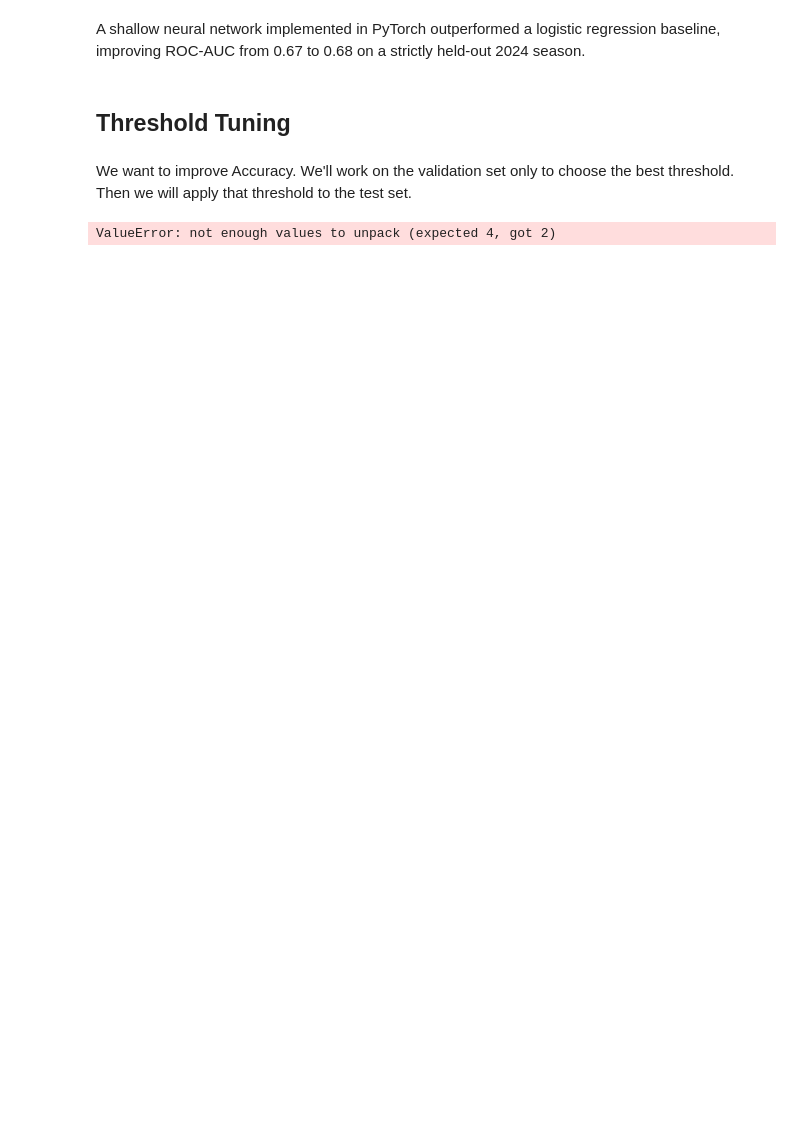
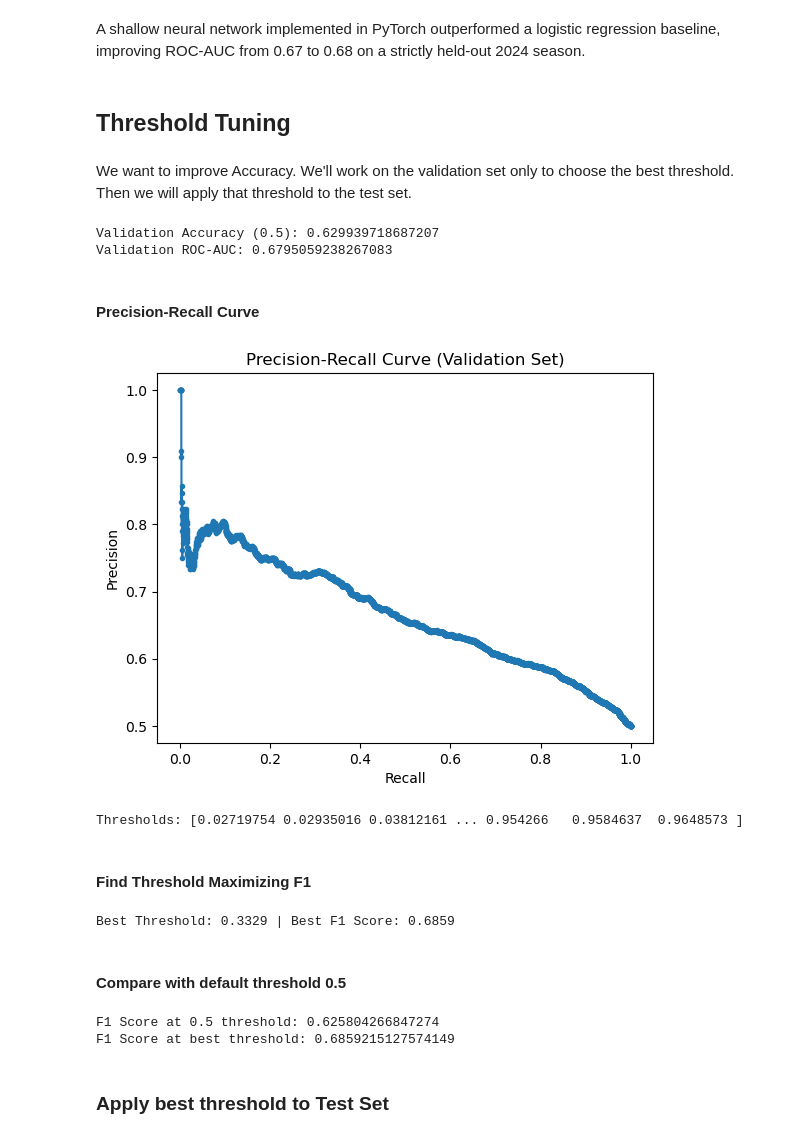
Before and after one commit to javilunaquesada/Tennis_ML_Project, a Jupyter notebook: Notebooks/05_match_prediction_pytorch.ipynb, the cells around one changed output. Cells and saved outputs as stored; diff of their text form; code cells hidden in the pictures; blank space fills up the shorter version.

Commit message:
threshold Tuning

```diff
--- a/Notebooks/05_match_prediction_pytorch.ipynb
+++ b/Notebooks/05_match_prediction_pytorch.ipynb
@@ -147,7 +147,7 @@ for epoch in range(1, EPOCHS + 1):
         criterion,
         device)
 
-    val_acc, val_auc = evaluate(      # evaluate on validation data (2023)
+    val_acc, val_auc, *_, = evaluate(      # evaluate on validation data (2023)
         model,
         val_loader,
         device)
@@ -236,4 +236,56 @@ val_acc_default, val_auc, val_probs, val_targets = evaluate(
 print("Validation Accuracy (0.5):", val_acc_default)
 print("Validation ROC-AUC:", val_auc)
 # %% [output]
-ValueError: not enough values to unpack (expected 4, got 2)
+Validation Accuracy (0.5): 0.629939718687207
+Validation ROC-AUC: 0.6795059238267083
+# %% [markdown]
+#### Precision-Recall Curve
+# %%
+from sklearn.metrics import precision_recall_curve, f1_score
+import matplotlib.pyplot as plt
+import numpy as np
+
+precisions, recalls, thresholds = precision_recall_curve(val_targets, val_probs)
+
+plt.figure()
+plt.plot(recalls, precisions, marker='.')
+plt.xlabel('Recall')
+plt.ylabel('Precision')
+plt.title('Precision-Recall Curve (Validation Set)')
+plt.show()
+# %% [output]
+[figure, added]
+# %%
+print("Thresholds:", thresholds)
+# %% [output]
+Thresholds: [0.02719754 0.02935016 0.03812161 ... 0.954266   0.9584637  0.9648573 ]
+# %% [markdown]
+#### Find Threshold Maximizing F1
+# %%
+f1_scores = []
+
+for t in thresholds:
+    preds = (val_probs >= t).astype(int)
+    f1 = f1_score(val_targets, preds)
+    f1_scores.append(f1)
+
+f1_scores = np.array(f1_scores)
+
+best_idx = np.argmax(f1_scores)
+best_threshold = thresholds[best_idx]
+best_f1 = f1_scores[best_idx]
+
+print(f"Best Threshold: {best_threshold:.4f} | Best F1 Score: {best_f1:.4f}")
+# %% [output]
+Best Threshold: 0.3329 | Best F1 Score: 0.6859
+# %% [markdown]
+#### Compare with default threshold 0.5
+# %%
+default_f1 = f1_score(val_targets, (val_probs >= 0.5).astype(int))
+print("F1 Score at 0.5 threshold:", default_f1)
+print("F1 Score at best threshold:", best_f1)
+# %% [output]
+F1 Score at 0.5 threshold: 0.625804266847274
+F1 Score at best threshold: 0.6859215127574149
+# %% [markdown]
+### Apply best threshold to Test Set
```
Also changed, not shown: parts of 8 cells of this notebook.
